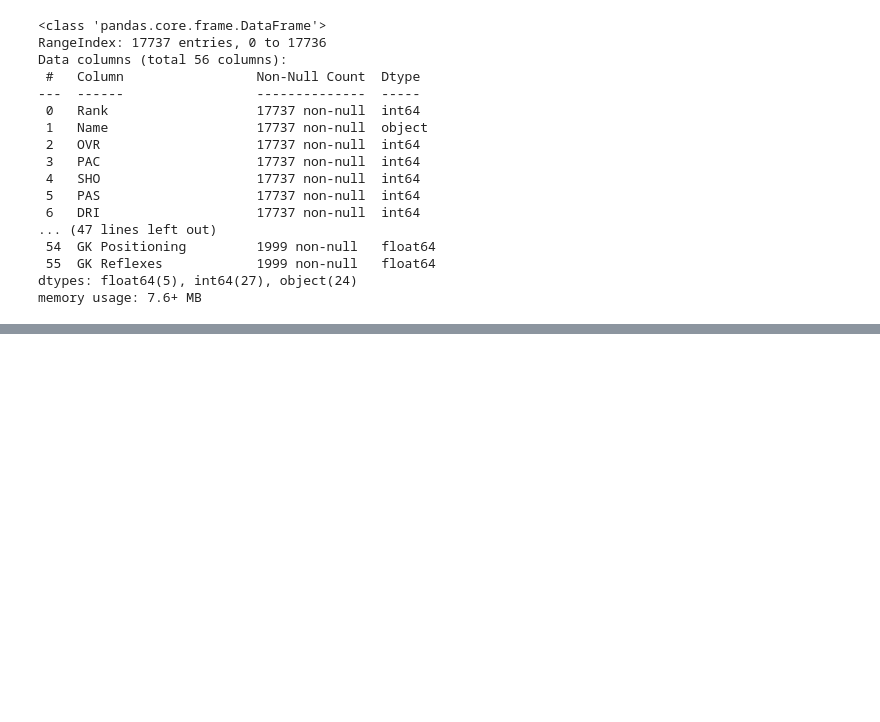
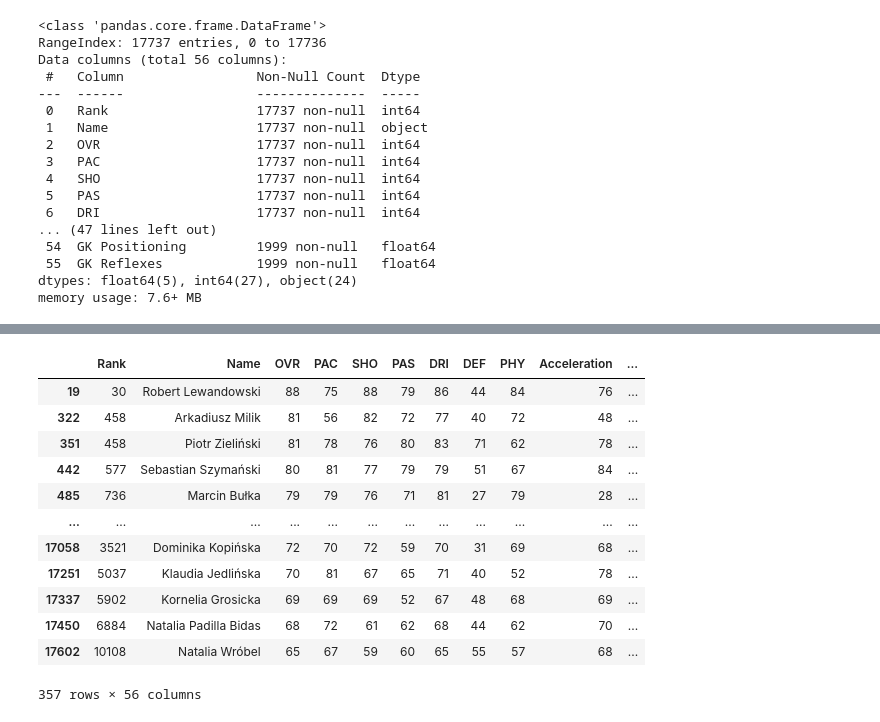
Before and after one commit to Szafranerio/Data-Science-Projects, a Jupyter notebook: FC2025_Player_Analysis.ipynb, the cells around one changed output, grey strips where cells are left out. Saved outputs shown, nothing was run; the diff lists cells and outputs as text; code cells hidden in the pictures; blank space fills up the shorter version.

```diff
--- a/FC2025_Player_Analysis.ipynb
+++ b/FC2025_Player_Analysis.ipynb
@@ -116,0 +190,3 @@ memory usage: 7.6+ MB
+# %%
+nation = all_data.groupby(by=['Nation'])
+nation.size()
@@ -116,0 +207,17 @@ memory usage: 7.6+ MB
+# %%
+poland = nation.get_group('Poland')
+poland
+# %% [output]
+|  | Rank | Name | OVR | PAC | SHO | PAS | DRI | DEF | PHY | Acceleration | ... |
+| 19 | 30 | Robert Lewandowski | 88 | 75 | 88 | 79 | 86 | 44 | 84 | 76 | ... |
+| 322 | 458 | Arkadiusz Milik | 81 | 56 | 82 | 72 | 77 | 40 | 72 | 48 | ... |
+| 351 | 458 | Piotr Zieliński | 81 | 78 | 76 | 80 | 83 | 71 | 62 | 78 | ... |
+| 442 | 577 | Sebastian Szymański | 80 | 81 | 77 | 79 | 79 | 51 | 67 | 84 | ... |
+| 485 | 736 | Marcin Bułka | 79 | 79 | 76 | 71 | 81 | 27 | 79 | 28 | ... |
+| ... | ... | ... | ... | ... | ... | ... | ... | ... | ... | ... | ... |
+| 17058 | 3521 | Dominika Kopińska | 72 | 70 | 72 | 59 | 70 | 31 | 69 | 68 | ... |
+| 17251 | 5037 | Klaudia Jedlińska | 70 | 81 | 67 | 65 | 71 | 40 | 52 | 78 | ... |
+| 17337 | 5902 | Kornelia Grosicka | 69 | 69 | 69 | 52 | 67 | 48 | 68 | 69 | ... |
+| 17450 | 6884 | Natalia Padilla Bidas | 68 | 72 | 61 | 62 | 68 | 44 | 62 | 70 | ... |
+| 17602 | 10108 | Natalia Wróbel | 65 | 67 | 59 | 60 | 65 | 55 | 57 | 68 | ... |
+357 rows × 56 columns
```
Also changed, not shown: parts of 10 cells of this notebook.
